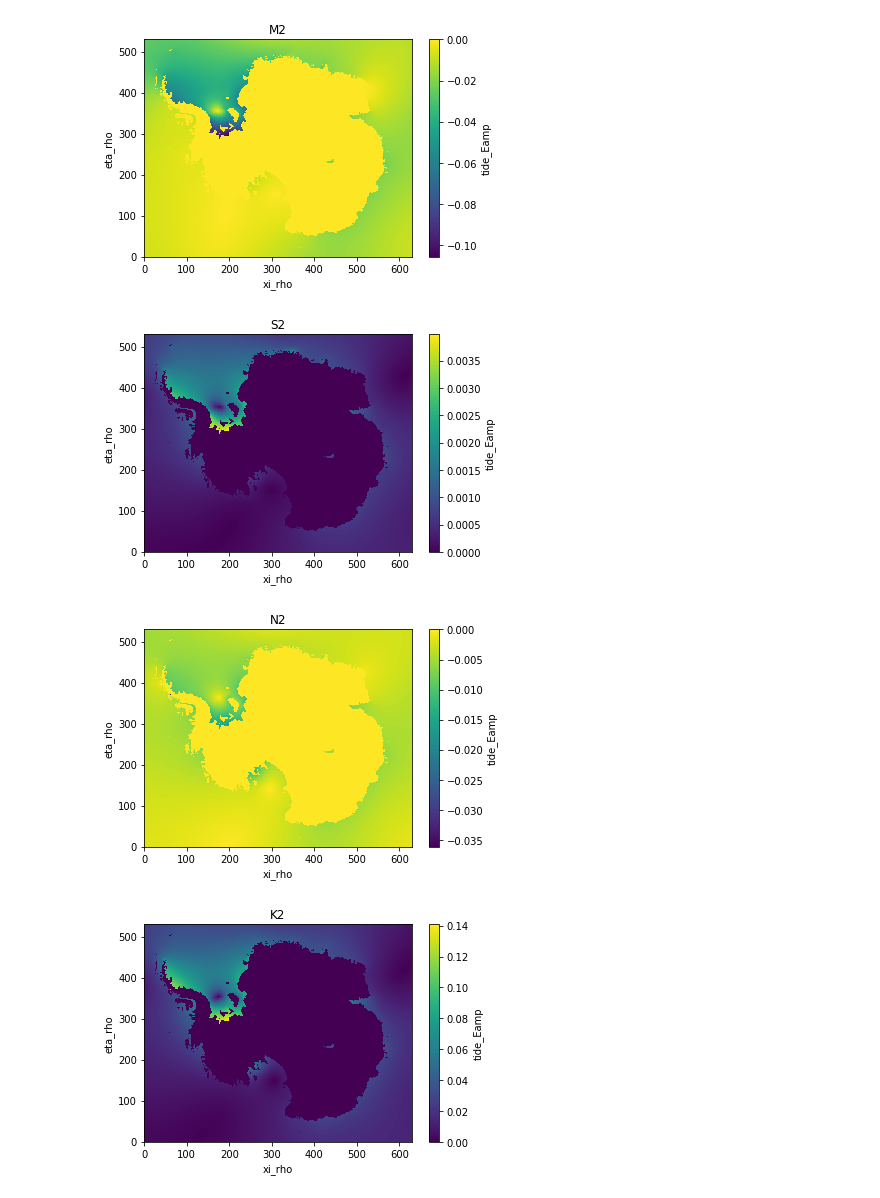
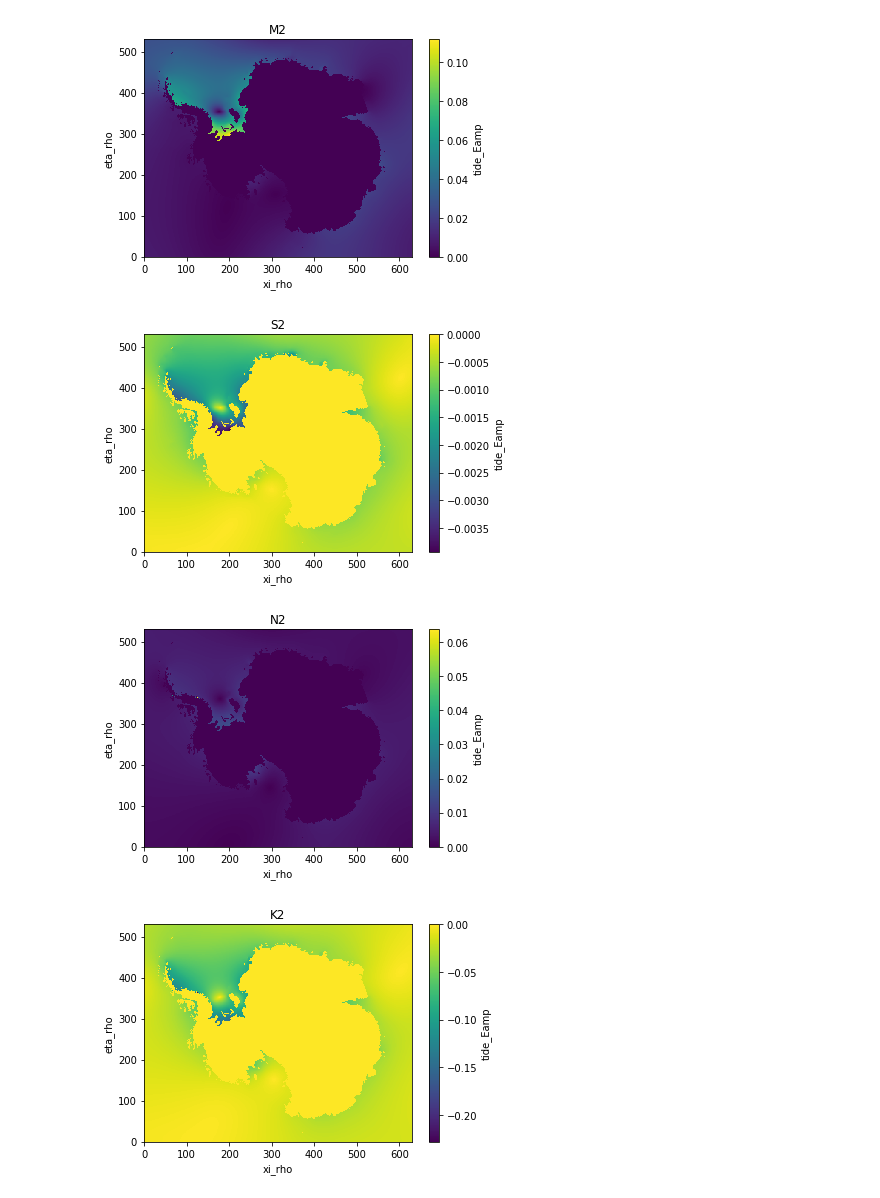
Before and after one commit to kuechenrole/tidal_melting, a Jupyter notebook: notebooks/reports/nodal_tides.ipynb, the cells around one changed output. Cells and saved outputs as stored; diff of their text form; code cells hidden in the pictures.

```diff
--- a/notebooks/reports/nodal_tides.ipynb
+++ b/notebooks/reports/nodal_tides.ipynb
@@ -6,9 +6,9 @@ import sys
 import numpy as np
 import matplotlib.pyplot as plt
 # %%
-file_path = os.path.join(os.environ.get('prodir'),'waom10_tds_2015.nc')
-min_t = xr.open_dataset(file_path)
-file_path = os.path.join(os.environ.get('prodir'),'waom10_tds_2024.nc')
-max_t = xr.open_dataset(file_path)
-file_path = os.path.join(os.environ.get('prodir'),'waom10_tds_2019.nc')
-mean_t = xr.open_dataset(file_path)
+file_path = os.path.join(os.environ.get('rawdir'),'gdata','waom_frc','waom10_tds_nodal_2006.nc')
+N0_frc = xr.open_dataset(file_path)
+file_path = os.path.join(os.environ.get('rawdir'),'gdata','waom_frc','waom10_tds_nodal_2011.nc')
+N90_frc = xr.open_dataset(file_path)
+file_path = os.path.join(os.environ.get('rawdir'),'gdata','waom_frc','waom10_tds_nodal_2015.nc')
+N180_frc = xr.open_dataset(file_path)
@@ -34,11 +15,11 @@ Attributes:
 # %%
 plt.close()
 for ind,const in enumerate(['M2','S2','N2','K2','K1','O1','P1','Q1','Mf','Mm','M4','Ms','Mn']):
-    (max_t.tide_Eamp[ind] - min_t.tide_Eamp[ind]).plot()
+    ((N180_frc.tide_Eamp[ind] - N0_frc.tide_Eamp[ind])).plot()
     plt.title(const)
     plt.show()
 # %% [output]
-[figure, old version]
+[figure, new version]
-[figure, old version]
+[figure, new version]
-[figure, old version]
+[figure, new version]
-[figure, old version]
+[figure, new version]
```
Also changed, not shown: parts of 17 cells of this notebook, 7 other files.
